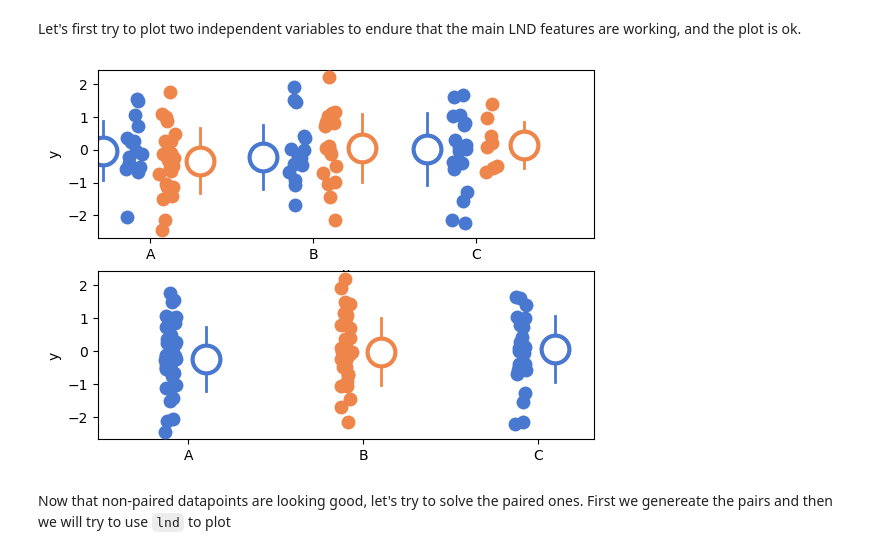
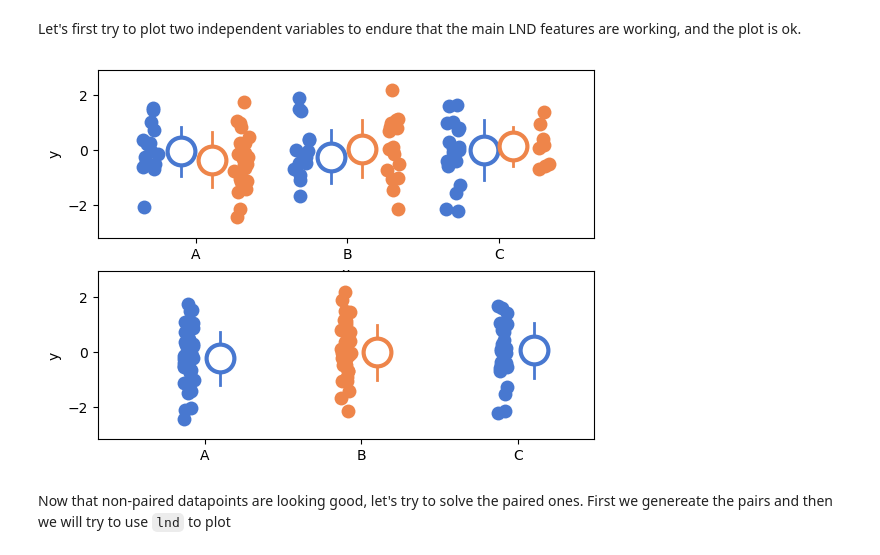
Before and after one commit to neuromechanist/lineNdots, a Jupyter notebook: scripts/sample_code.ipynb, the cells around one changed output. Saved outputs shown, nothing was run; the diff lists cells and outputs as text; code cells hidden in the pictures.

```diff
--- a/scripts/sample_code.ipynb
+++ b/scripts/sample_code.ipynb
@@ -10,35 +10,35 @@ Let's first try to plot two independent variables to endure that the main LND fe
 # %%
 # Set the seed for reproducibility
 np.random.seed(0)
 
 # Create a random dataset
 data = pd.DataFrame({
     'x': np.random.choice(['A', 'B', 'C'], 100),
     'y': np.random.normal(0, 1, 100),
     'hue': np.random.choice(['red', 'blue'], 100)
 })
 
 # Create a palette
 palette = sns.color_palette("muted", 2)
 
 # Create a figure and axes
 fig, axs = plt.subplots(2, 1)
 
 # Test the combined function with x
 lnd(
     data, 'y', 'hue', 'x', palette=palette, agg_function=np.median, var_function=np.std,
-    ax=axs[0], colors=None, line=True, dots=True, flipped=True,
+    ax=axs[0], colors=None, line=True, dots=True, flipped=False,
     verbose=False, adtnl_space=0.1, mean_size=20, size=10, lw=2)
 
 # Test the combined function without x
 lnd(
     data, 'y', 'x', palette=palette, agg_function=np.median,
     ax=axs[1], colors=None, line=True, dots=True, flipped=False,
     verbose=False, adtnl_space=0.1, mean_size=20, size=10, lw=2)
 
 plt.show()
 # %% [output]
-[figure, old version]
+[figure, new version]
 # %% [markdown]
 Now that non-paired datapoints are looking good, let's try to solve the paired ones.
 First we genereate the pairs and then we will try to use `lnd` to plot
```
Also changed, not shown: parts of 1 cell of this notebook, 1 other file.
